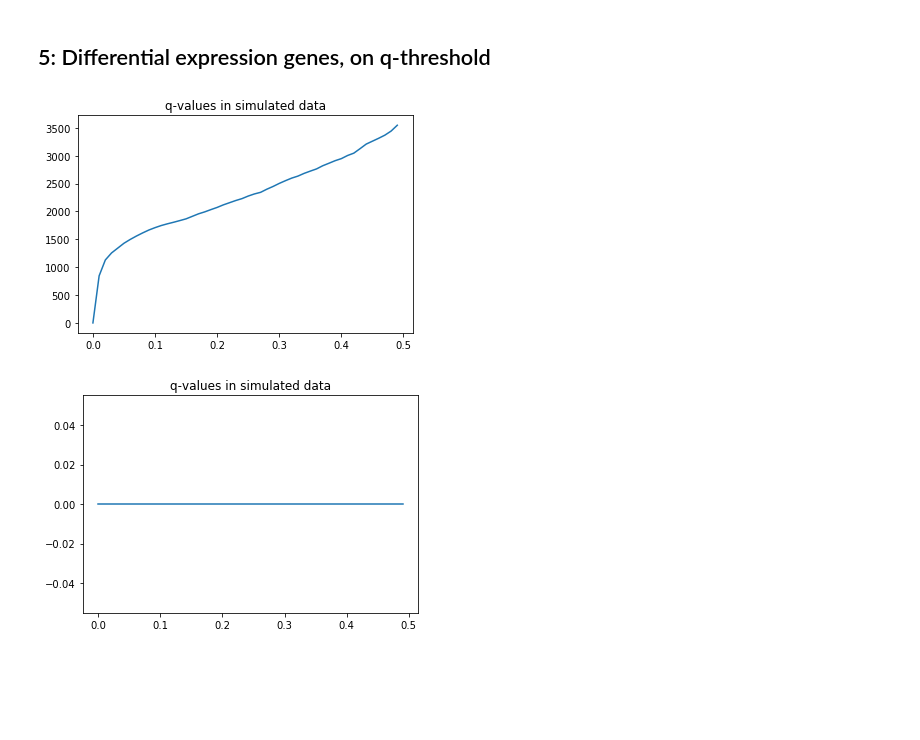
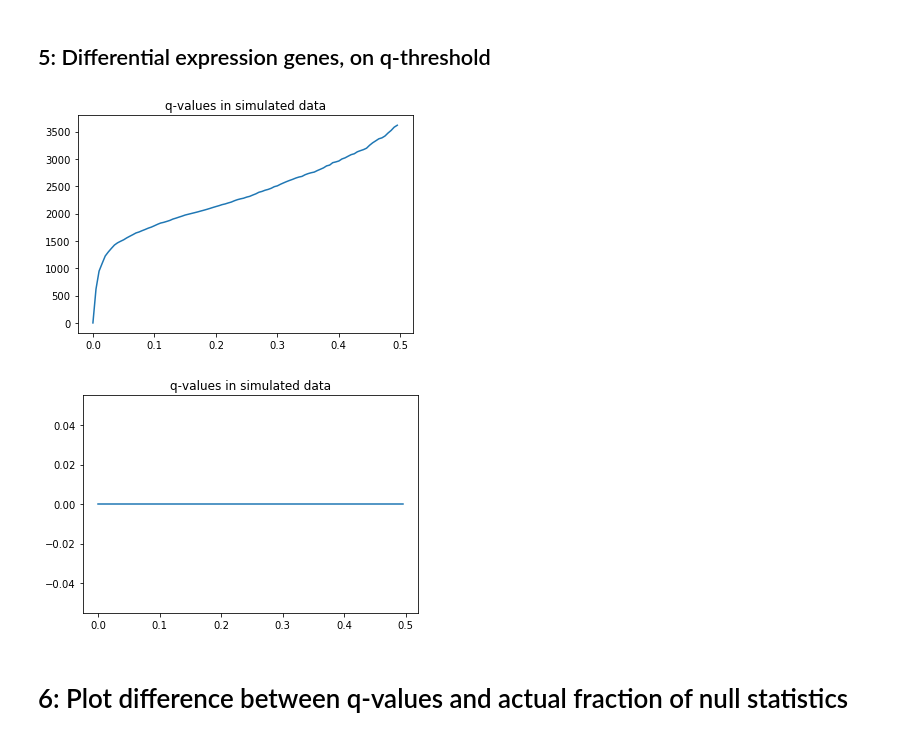
Before and after one commit to Jakob37/ResearchSchoolAlgorithmsInBioinformatics, a Jupyter notebook: diff_exp/Differential expression simulation.ipynb, the cells around one changed output. Cells and saved outputs as stored; diff of their text form; code cells hidden in the pictures; blank space fills up the shorter version.

Commit message:
Hypothesis count visualizations

```diff
--- a/diff_exp/Differential expression simulation.ipynb
+++ b/diff_exp/Differential expression simulation.ipynb
@@ -176,22 +176,26 @@ plt.show()
 # %% [markdown]
 ## 5: Differential expression genes, on q-threshold
+# %%
+xvals = np.arange(0, 0.5, 0.005)
 # %%
 diff_counts = list()
-for thres in np.arange(0, 0.5, 0.01):
+for thres in xvals:
     diff_count = len([q for q in diff_q_vals if q <= thres])
     diff_counts.append(diff_count)
-plt.plot(np.arange(0, 0.5, 0.01), diff_counts)
+plt.plot(xvals, diff_counts)
 plt.title('q-values in simulated data')
 plt.show()
 # %% [output]
-[figure, old version]
+[figure, new version]
 # %%
-diff_counts = list()
-for thres in np.arange(0, 0.5, 0.01):
-    diff_count = len([q for q in null_q_vals if q <= thres])
-    diff_counts.append(diff_count)
-plt.plot(np.arange(0, 0.5, 0.01), diff_counts)
+null_counts = list()
+for thres in xvals:
+    null_count = len([q for q in null_q_vals if q <= thres])
+    null_counts.append(null_count)
+plt.plot(xvals, null_counts)
 plt.title('q-values in simulated data')
 plt.show()
 # %% [output]
-[figure, old version]
+[figure, new version]
+# %% [markdown]
+# 6: Plot difference between q-values and actual fraction of null statistics
```
Also changed, not shown: parts of 13 cells of this notebook, 1 other file.
